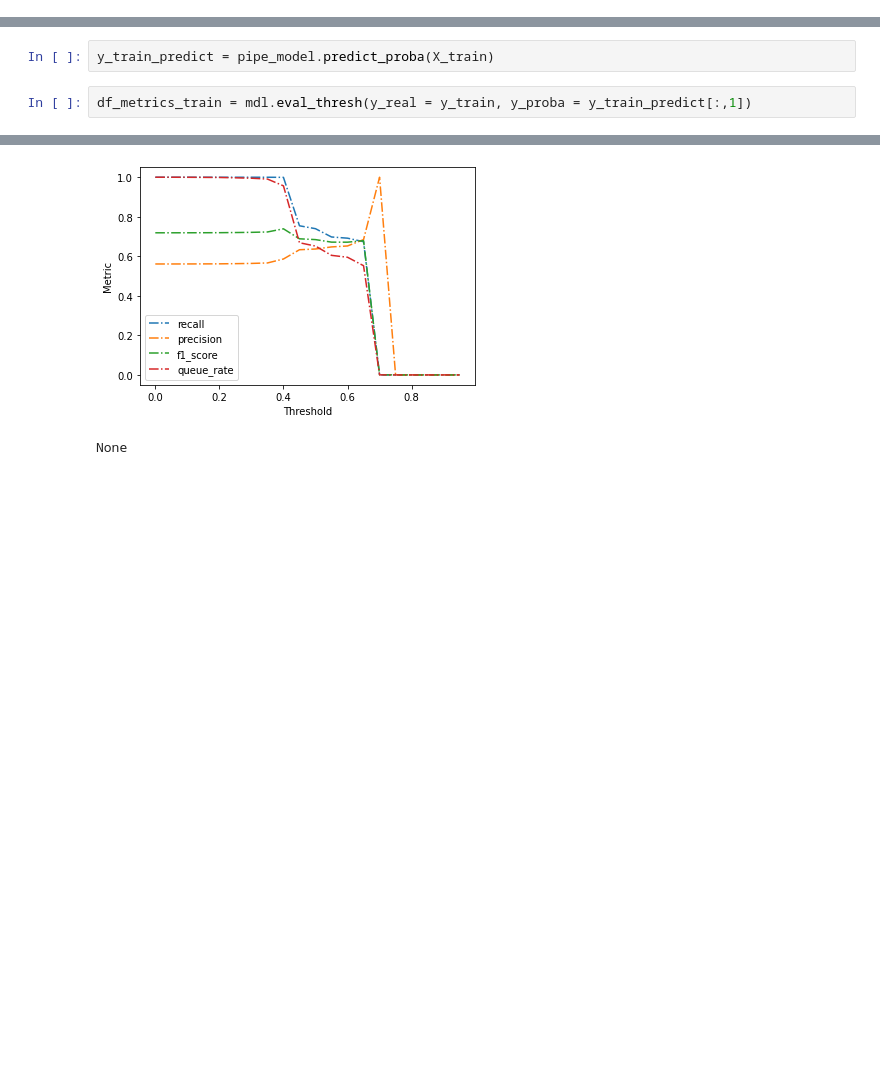
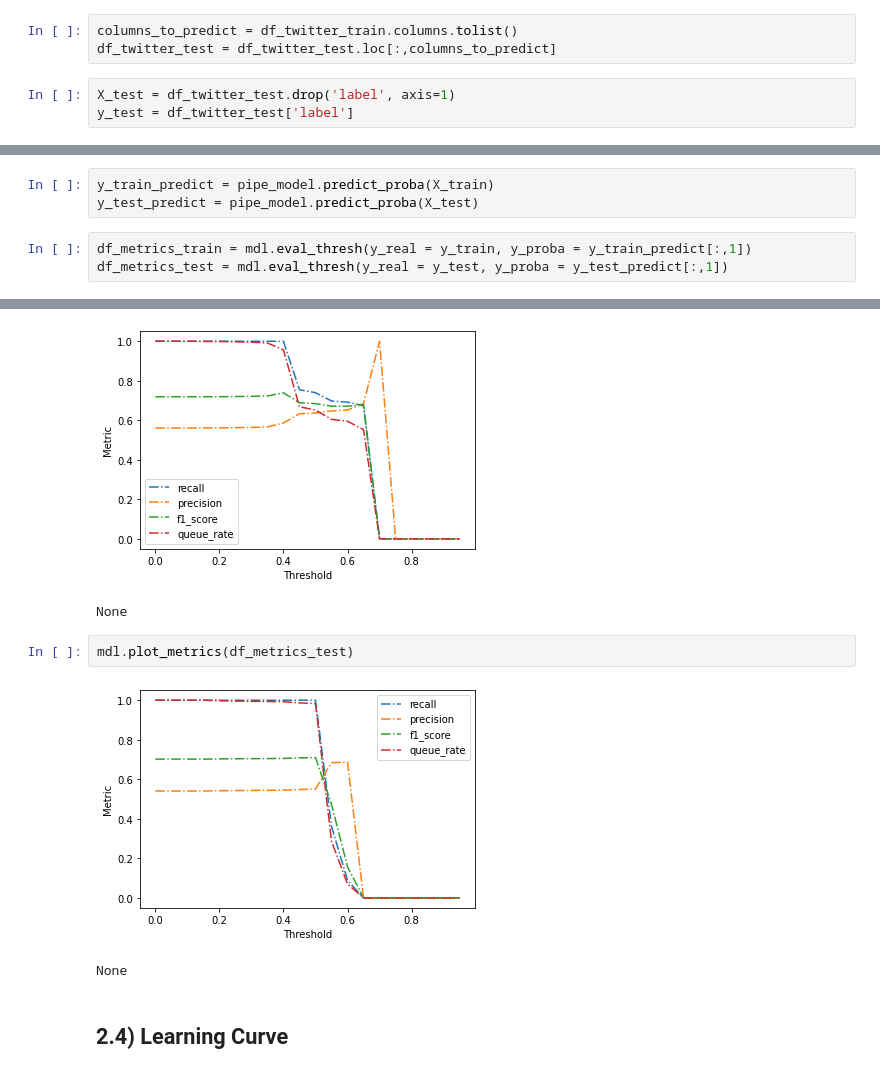
Before and after one commit to brunocvs7/bot_detection_twitter_profile_features, a Jupyter notebook: notebooks/modeling.ipynb, the cells around one changed output, grey strips where cells are left out. Cells and saved outputs as stored; diff of their text form; blank space fills up the shorter version.

```diff
--- a/notebooks/modeling.ipynb
+++ b/notebooks/modeling.ipynb
@@ -98 +132,7 @@ cross_validation_results
+# %%
+columns_to_predict = df_twitter_train.columns.tolist()
+df_twitter_test = df_twitter_test.loc[:,columns_to_predict]
+# %%
+X_test = df_twitter_test.drop('label', axis=1)
+y_test = df_twitter_test['label']
 # %% [markdown]
@@ -100,7 +140,9 @@ cross_validation_results
 # %%
 y_train_predict = pipe_model.predict_proba(X_train)
+y_test_predict = pipe_model.predict_proba(X_test)
 # %%
 df_metrics_train = mdl.eval_thresh(y_real = y_train, y_proba = y_train_predict[:,1])
+df_metrics_test = mdl.eval_thresh(y_real = y_test, y_proba = y_test_predict[:,1])
 # %%
 importlib.reload(mdl)
 # %% [output]
@@ -110,3 +152,10 @@ mdl.plot_metrics(df_metrics_train)
 # %% [output]
 [figure]
 None
+# %%
+mdl.plot_metrics(df_metrics_test)
+# %% [output]
+[figure, added]
+None
+# %% [markdown]
+## 2.4) Learning Curve
```
Also changed, not shown: parts of 18 cells of this notebook.
